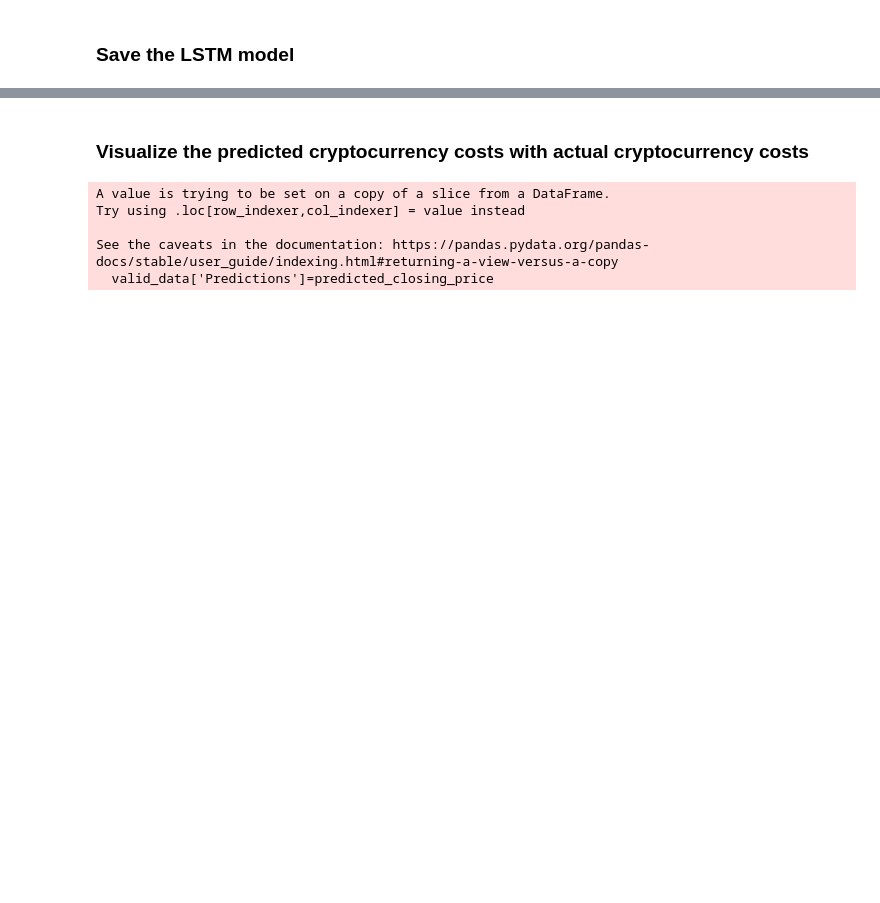
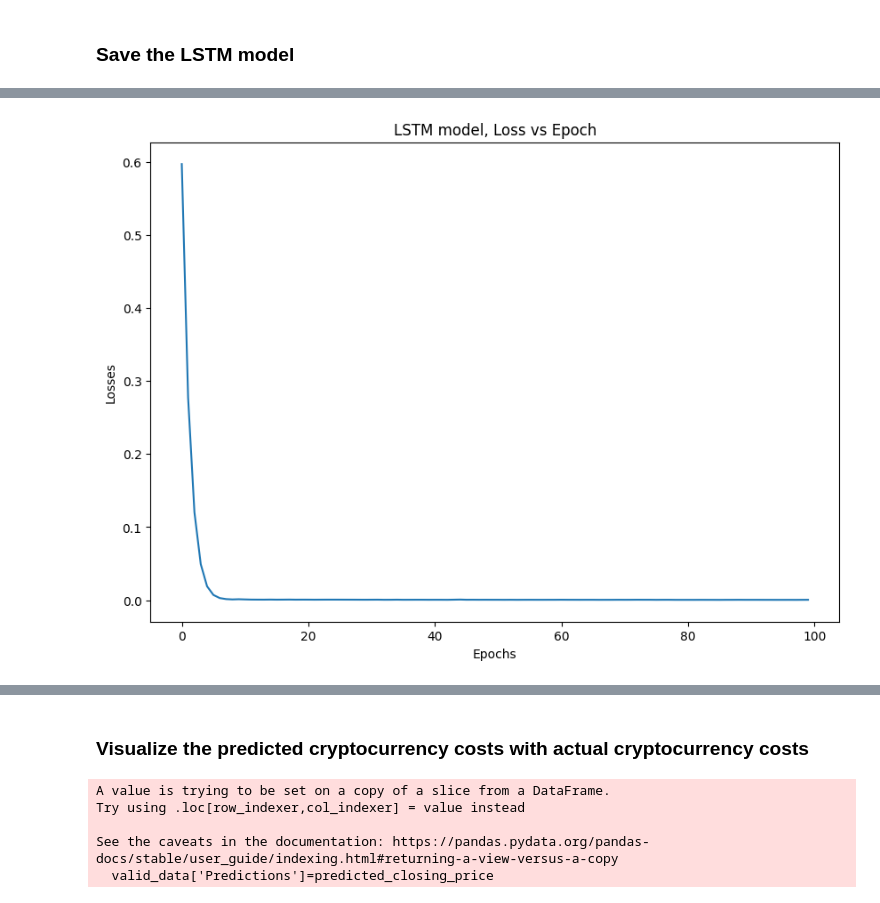
Before and after one commit to Dat-TG/Cryptocurrency-Price-Prediction, a Jupyter notebook: cryptocurrency_prediction.ipynb, the cells around one changed output, grey strips where cells are left out. Drawn from its saved outputs; the diff is of its cells as text; code cells hidden in the pictures; blank space fills up the shorter version.

```diff
--- a/cryptocurrency_prediction.ipynb
+++ b/cryptocurrency_prediction.ipynb
@@ -233,3 +284,13 @@ Model: "sequential_1"
  Trainable params: 30,651 (119.73 KB)
  Non-trainable params: 0 (0.00 B)
  Optimizer params: 61,304 (239.47 KB)
+# %%
+# Plotting Loss vs Epochs
+plt.figure(figsize =(10,7))
+plt.plot(history.history["loss"])
+plt.xlabel("Epochs")
+plt.ylabel("Losses")
+plt.title("LSTM model, Loss vs Epoch")
+plt.show()
+# %% [output]
+[figure, added]
```
Also changed, not shown: parts of 15 cells of this notebook, 3 other files.
